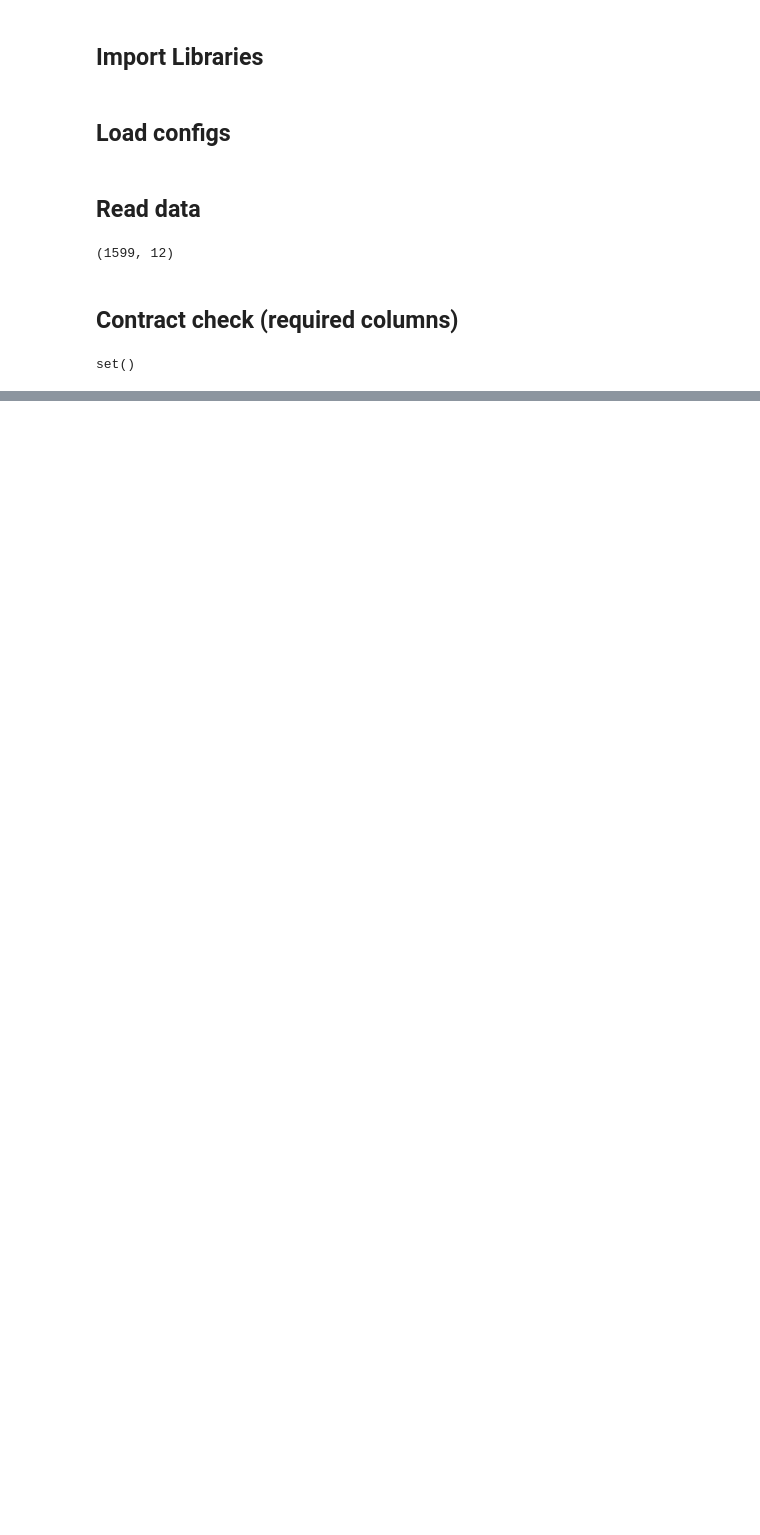
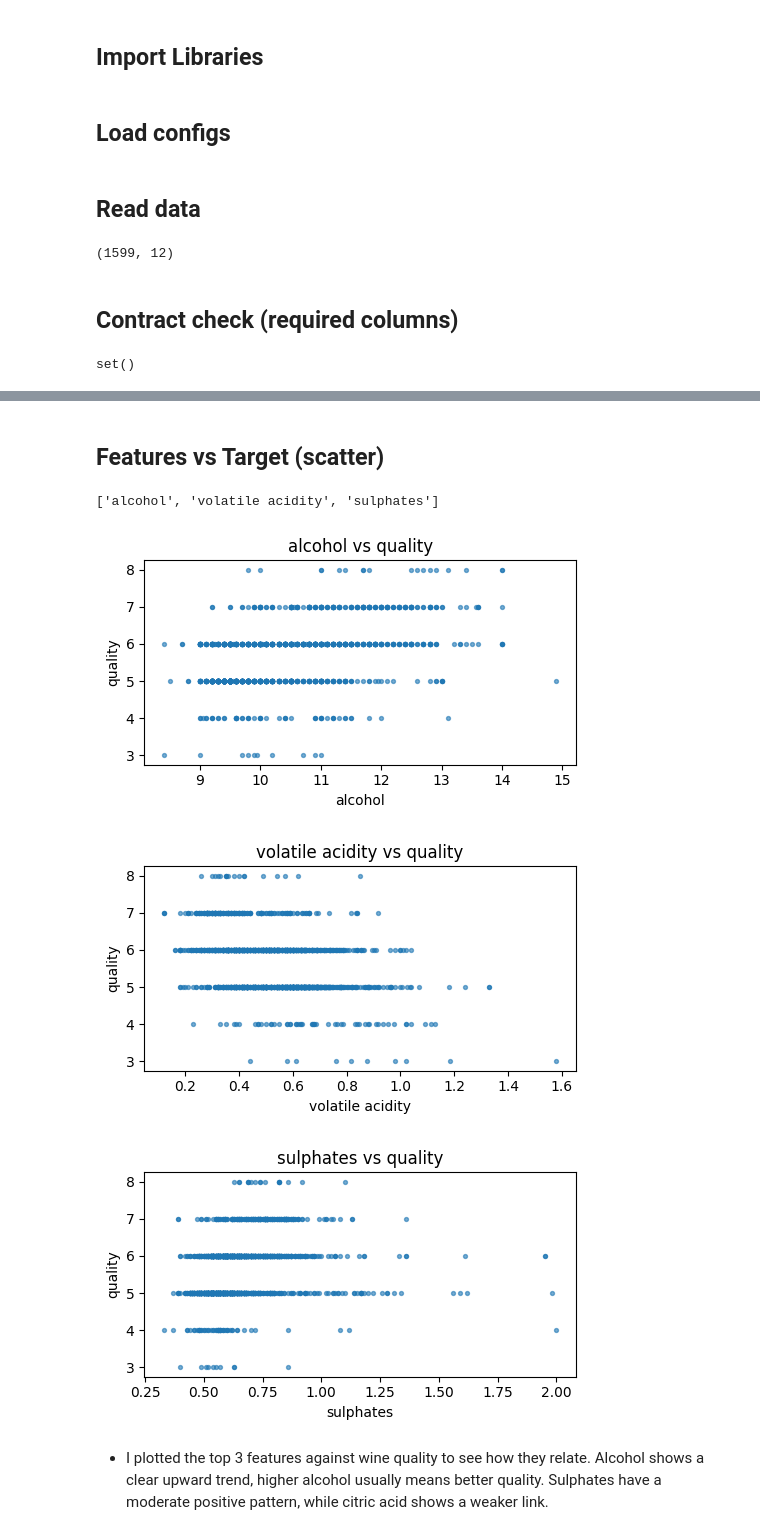
Before and after one commit to fitsblb/wine-ml-pipeline, a Jupyter notebook: research/1_data_ingestion.ipynb, the cells around one changed output, grey strips where cells are left out. Saved outputs shown, nothing was run; the diff lists cells and outputs as text; code cells hidden in the pictures; blank space fills up the shorter version.

```diff
--- a/research/1_data_ingestion.ipynb
+++ b/research/1_data_ingestion.ipynb
@@ -33,0 +83,19 @@ set()
+# %% [markdown]
+## **Features vs Target (scatter)**
+# %%
+top3 = corr[TARGET].drop(labels=[TARGET]).abs().sort_values(ascending=False).head(3).index.tolist()
+for col in top3:
+    plt.figure(figsize=(5,3))
+    plt.scatter(df[col], df[TARGET], s=8, alpha=0.6)
+    plt.xlabel(col); plt.ylabel(TARGET)
+    plt.title(f"{col} vs {TARGET}")
+    plt.tight_layout()
+    plt.savefig(project_root/f"artifacts/research/scatter_{col}_vs_{TARGET}.png", dpi=150, bbox_inches="tight")
+top3
+# %% [output]
+['alcohol', 'volatile acidity', 'sulphates']
+[figure, added]
+[figure, added]
+[figure, added]
+# %% [markdown]
+- I plotted the top 3 features against wine quality to see how they relate. Alcohol shows a clear upward trend, higher alcohol usually means better quality. Sulphates have a moderate positive pattern, while citric acid shows a weaker link.
```
Also changed, not shown: parts of 9 cells of this notebook, 1 other file.
